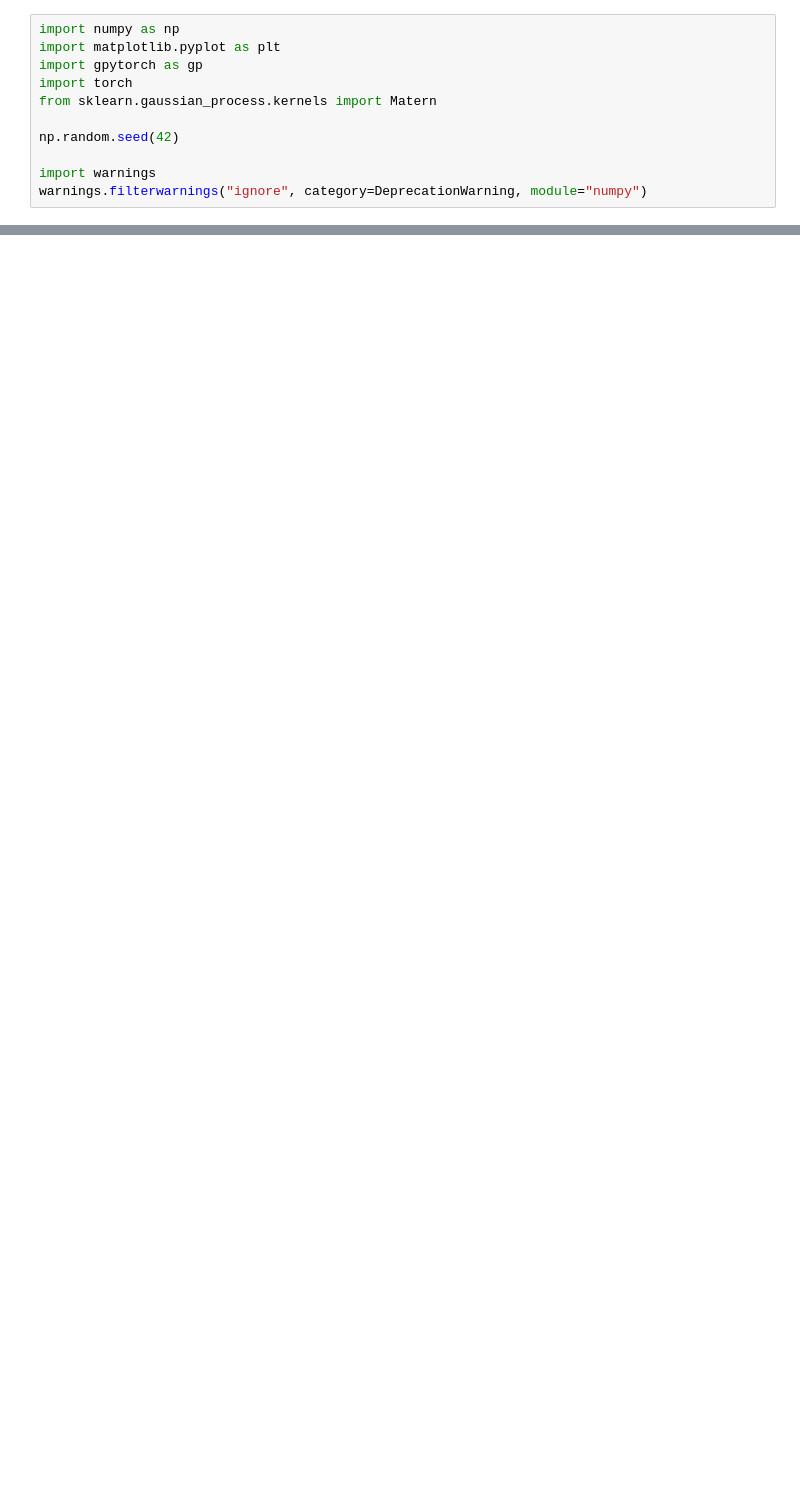
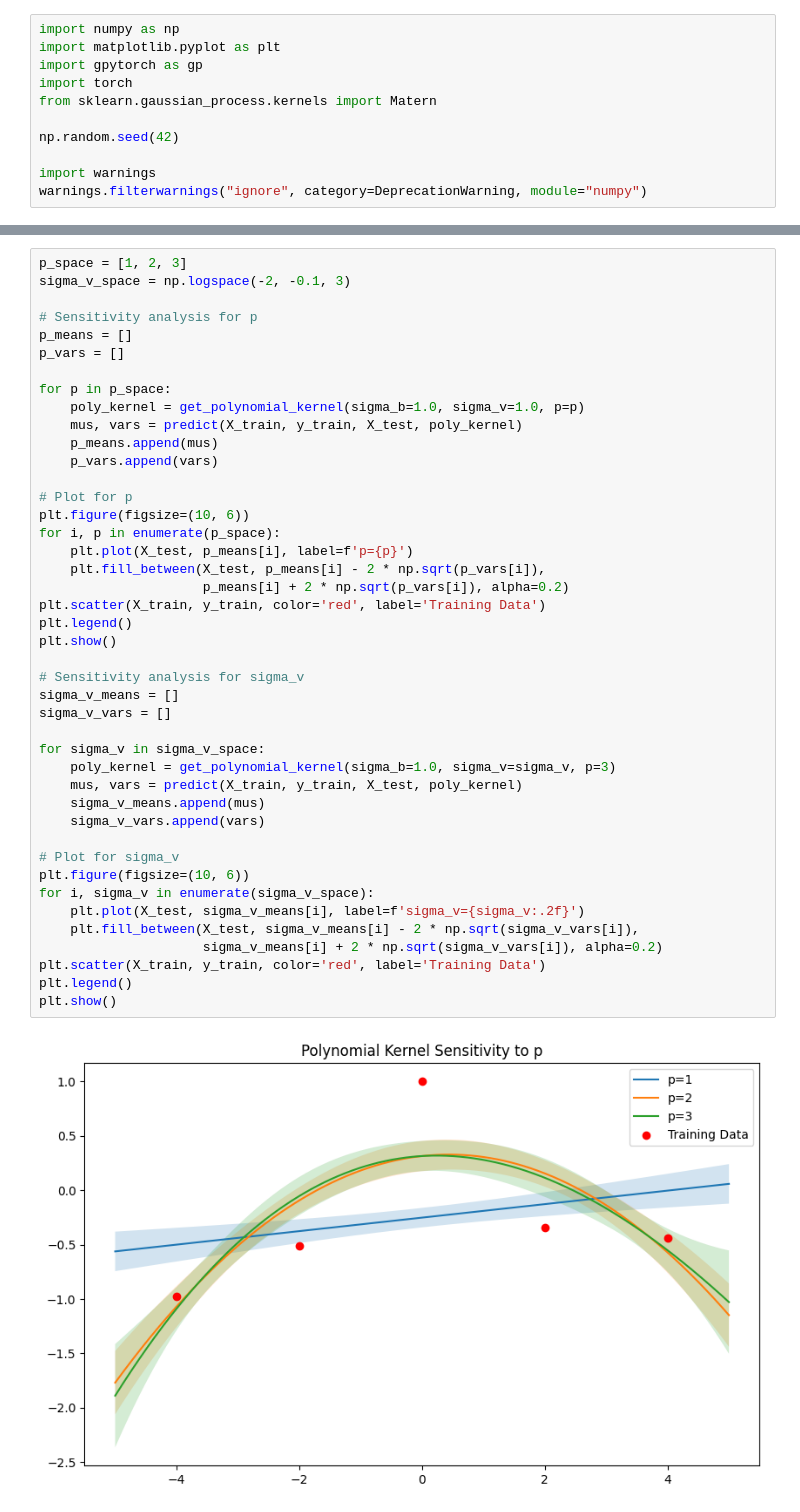
Before and after one commit to nezvevik/Transformers-for-Bayesian-statistics, a Jupyter notebook: param_sensi_graphs.ipynb, the cells around one changed output, grey strips where cells are left out. Drawn from its saved outputs; the diff is of its cells as text; blank space fills up the shorter version.

```diff
--- a/param_sensi_graphs.ipynb
+++ b/param_sensi_graphs.ipynb
@@ -96,0 +99,45 @@ plt.show()
+# %%
+p_space = [1, 2, 3]
+sigma_v_space = np.logspace(-2, -0.1, 3)
+
+# Sensitivity analysis for p
+p_means = []
+p_vars = []
+
+for p in p_space:
+    poly_kernel = get_polynomial_kernel(sigma_b=1.0, sigma_v=1.0, p=p)
+    mus, vars = predict(X_train, y_train, X_test, poly_kernel)
+    p_means.append(mus)
+    p_vars.append(vars)
+
+# Plot for p
+plt.figure(figsize=(10, 6))
+for i, p in enumerate(p_space):
+    plt.plot(X_test, p_means[i], label=f'p={p}')
+    plt.fill_between(X_test, p_means[i] - 2 * np.sqrt(p_vars[i]),
+                     p_means[i] + 2 * np.sqrt(p_vars[i]), alpha=0.2)
+plt.scatter(X_train, y_train, color='red', label='Training Data')
+plt.legend()
+plt.show()
+
+# Sensitivity analysis for sigma_v
+sigma_v_means = []
+sigma_v_vars = []
+
+for sigma_v in sigma_v_space:
+    poly_kernel = get_polynomial_kernel(sigma_b=1.0, sigma_v=sigma_v, p=3)
+    mus, vars = predict(X_train, y_train, X_test, poly_kernel)
+    sigma_v_means.append(mus)
+    sigma_v_vars.append(vars)
+
+# Plot for sigma_v
+plt.figure(figsize=(10, 6))
+for i, sigma_v in enumerate(sigma_v_space):
+    plt.plot(X_test, sigma_v_means[i], label=f'sigma_v={sigma_v:.2f}')
+    plt.fill_between(X_test, sigma_v_means[i] - 2 * np.sqrt(sigma_v_vars[i]),
+                     sigma_v_means[i] + 2 * np.sqrt(sigma_v_vars[i]), alpha=0.2)
+plt.scatter(X_train, y_train, color='red', label='Training Data')
+plt.legend()
+plt.show()
+# %% [output]
+[figure, added]
```
Also changed, not shown: parts of 9 cells of this notebook, 2 other files.
